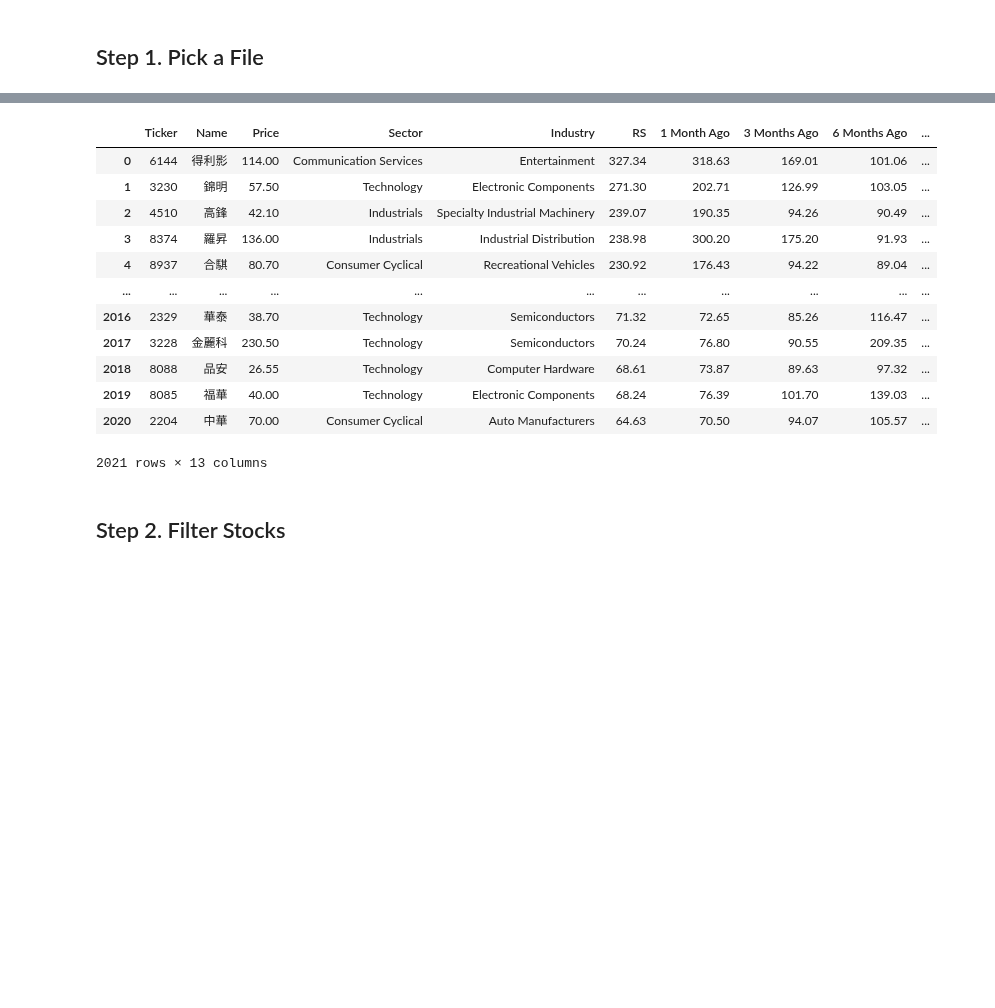
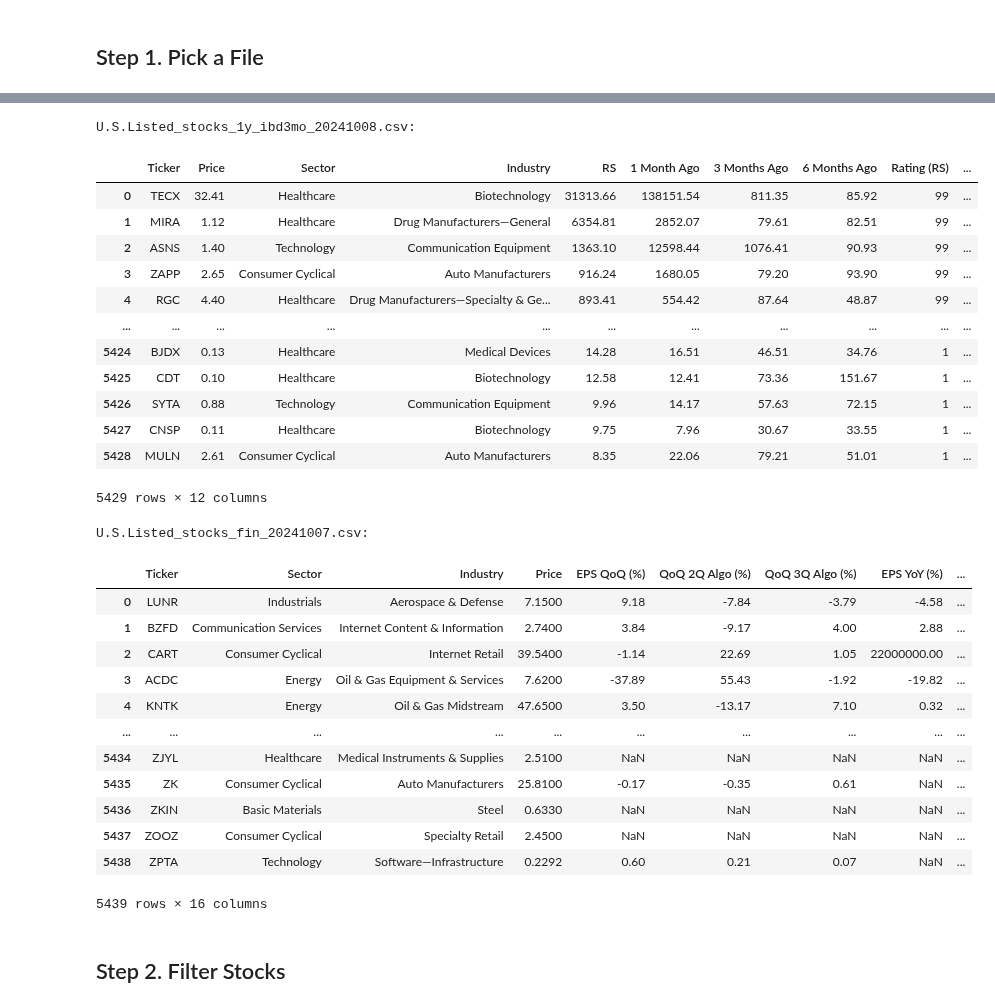
Before and after one commit to yorkjong/stock-reports, a Jupyter notebook: notebooks/ibd_reports.ipynb, the cells around one changed output, grey strips where cells are left out. Drawn from its saved outputs; the diff is of its cells as text; code cells hidden in the pictures; blank space fills up the shorter version.

Commit message:
feat: parse metadata from picking filename and integrate the metadata forms and default values of widget dropdown.

```diff
--- a/notebooks/ibd_reports.ipynb
+++ b/notebooks/ibd_reports.ipynb
@@ -315,3 +339,36 @@ def enable_plotly_in_cell():
+# %%
+# @title IBD Financial files
+import re
+from datetime import datetime
+
+
+def get_latest_file(file_list, source):
+    pattern = rf'^{re.escape(source)}_(\w+)_fin_(\d+)\.csv$'
+    matching_files = []
+
+    for file in file_list:
+        match = re.match(pattern, file)
+        if match:
+            date_str = match.group(2)
+            date = datetime.strptime(date_str, "%Y%m%d")
+            matching_files.append((file, date))
+
+    if not matching_files:
+        return None
+
+    return max(matching_files, key=lambda x: x[1])[0]
+
+
+def fin_download_latest_csv(source):
+    gh = ReadOnlyGitHub(
+        repo_owner='yorkjong',
+        repo_name='stock-reports',
+        dir='data/ibd_fin',
+    )
+    file_list = gh.list_filenames()
+    fin_filename = get_latest_file(file_list, source)
+    df = gh.download_csv(fin_filename)
+    return df, fin_filename
 # %% [markdown]
 ### Glossary of Terms
 # %% [markdown]
@@ -449,22 +515,41 @@ Dropdown(description='Source:', layout=Layout(width='400px'), options=('TWSE+TPE
 # %%
-# @title File Preview
-selected_file = file_dropdown.value
+# @title Files Preview
+print(f'{selected_file}:')
 df = github.download_csv(selected_file)
 display(df)
+
+fin_df, fin_fn = fin_download_latest_csv(metadata['Source'])
+print(f'\n{fin_fn}:')
+display(fin_df)
 # %% [output]
+U.S.Listed_stocks_1y_ibd3mo_20241008.csv:
-|  | Ticker | Name | Price | Sector | Industry | RS | 1 Month Ago | 3 Months Ago | 6 Months Ago | ... |
-| 0 | 6144 | 得利影 | 114.00 | Communication Services | Entertainment | 327.34 | 318.63 | 169.01 | 101.06 | ... |
-| 1 | 3230 | 錦明 | 57.50 | Technology | Electronic Components | 271.30 | 202.71 | 126.99 | 103.05 | ... |
-| 2 | 4510 | 高鋒 | 42.10 | Industrials | Specialty Industrial Machinery | 239.07 | 190.35 | 94.26 | 90.49 | ... |
-| 3 | 8374 | 羅昇 | 136.00 | Industrials | Industrial Distribution | 238.98 | 300.20 | 175.20 | 91.93 | ... |
-| 4 | 8937 | 合騏 | 80.70 | Consumer Cyclical | Recreational Vehicles | 230.92 | 176.43 | 94.22 | 89.04 | ... |
+|  | Ticker | Price | Sector | Industry | RS | 1 Month Ago | 3 Months Ago | 6 Months Ago | Rating (RS) | ... |
+| 0 | TECX | 32.41 | Healthcare | Biotechnology | 31313.66 | 138151.54 | 811.35 | 85.92 | 99 | ... |
+| 1 | MIRA | 1.12 | Healthcare | Drug Manufacturers—General | 6354.81 | 2852.07 | 79.61 | 82.51 | 99 | ... |
+| 2 | ASNS | 1.40 | Technology | Communication Equipment | 1363.10 | 12598.44 | 1076.41 | 90.93 | 99 | ... |
+| 3 | ZAPP | 2.65 | Consumer Cyclical | Auto Manufacturers | 916.24 | 1680.05 | 79.20 | 93.90 | 99 | ... |
+| 4 | RGC | 4.40 | Healthcare | Drug Manufacturers—Specialty & Ge... | 893.41 | 554.42 | 87.64 | 48.87 | 99 | ... |
 | ... | ... | ... | ... | ... | ... | ... | ... | ... | ... | ... |
-| 2016 | 2329 | 華泰 | 38.70 | Technology | Semiconductors | 71.32 | 72.65 | 85.26 | 116.47 | ... |
-| 2017 | 3228 | 金麗科 | 230.50 | Technology | Semiconductors | 70.24 | 76.80 | 90.55 | 209.35 | ... |
-| 2018 | 8088 | 品安 | 26.55 | Technology | Computer Hardware | 68.61 | 73.87 | 89.63 | 97.32 | ... |
-| 2019 | 8085 | 福華 | 40.00 | Technology | Electronic Components | 68.24 | 76.39 | 101.70 | 139.03 | ... |
-| 2020 | 2204 | 中華 | 70.00 | Consumer Cyclical | Auto Manufacturers | 64.63 | 70.50 | 94.07 | 105.57 | ... |
+| 5424 | BJDX | 0.13 | Healthcare | Medical Devices | 14.28 | 16.51 | 46.51 | 34.76 | 1 | ... |
+| 5425 | CDT | 0.10 | Healthcare | Biotechnology | 12.58 | 12.41 | 73.36 | 151.67 | 1 | ... |
+| 5426 | SYTA | 0.88 | Technology | Communication Equipment | 9.96 | 14.17 | 57.63 | 72.15 | 1 | ... |
+| 5427 | CNSP | 0.11 | Healthcare | Biotechnology | 9.75 | 7.96 | 30.67 | 33.55 | 1 | ... |
+| 5428 | MULN | 2.61 | Consumer Cyclical | Auto Manufacturers | 8.35 | 22.06 | 79.21 | 51.01 | 1 | ... |
-2021 rows × 13 columns
+5429 rows × 12 columns
+U.S.Listed_stocks_fin_20241007.csv:
+|  | Ticker | Sector | Industry | Price | EPS QoQ (%) | QoQ 2Q Algo (%) | QoQ 3Q Algo (%) | EPS YoY (%) | ... |
+| 0 | LUNR | Industrials | Aerospace & Defense | 7.1500 | 9.18 | -7.84 | -3.79 | -4.58 | ... |
+| 1 | BZFD | Communication Services | Internet Content & Information | 2.7400 | 3.84 | -9.17 | 4.00 | 2.88 | ... |
+| 2 | CART | Consumer Cyclical | Internet Retail | 39.5400 | -1.14 | 22.69 | 1.05 | 22000000.00 | ... |
+| 3 | ACDC | Energy | Oil & Gas Equipment & Services | 7.6200 | -37.89 | 55.43 | -1.92 | -19.82 | ... |
+| 4 | KNTK | Energy | Oil & Gas Midstream | 47.6500 | 3.50 | -13.17 | 7.10 | 0.32 | ... |
+| ... | ... | ... | ... | ... | ... | ... | ... | ... | ... |
+| 5434 | ZJYL | Healthcare | Medical Instruments & Supplies | 2.5100 | NaN | NaN | NaN | NaN | ... |
+| 5435 | ZK | Consumer Cyclical | Auto Manufacturers | 25.8100 | -0.17 | -0.35 | 0.61 | NaN | ... |
+| 5436 | ZKIN | Basic Materials | Steel | 0.6330 | NaN | NaN | NaN | NaN | ... |
+| 5437 | ZOOZ | Consumer Cyclical | Specialty Retail | 2.4500 | NaN | NaN | NaN | NaN | ... |
+| 5438 | ZPTA | Technology | Software—Infrastructure | 0.2292 | 0.60 | 0.21 | 0.07 | NaN | ... |
+5439 rows × 16 columns
 # %% [markdown]
 ## Step 2. Filter Stocks
 # %%
```
Also changed, not shown: parts of 9 cells of this notebook.
